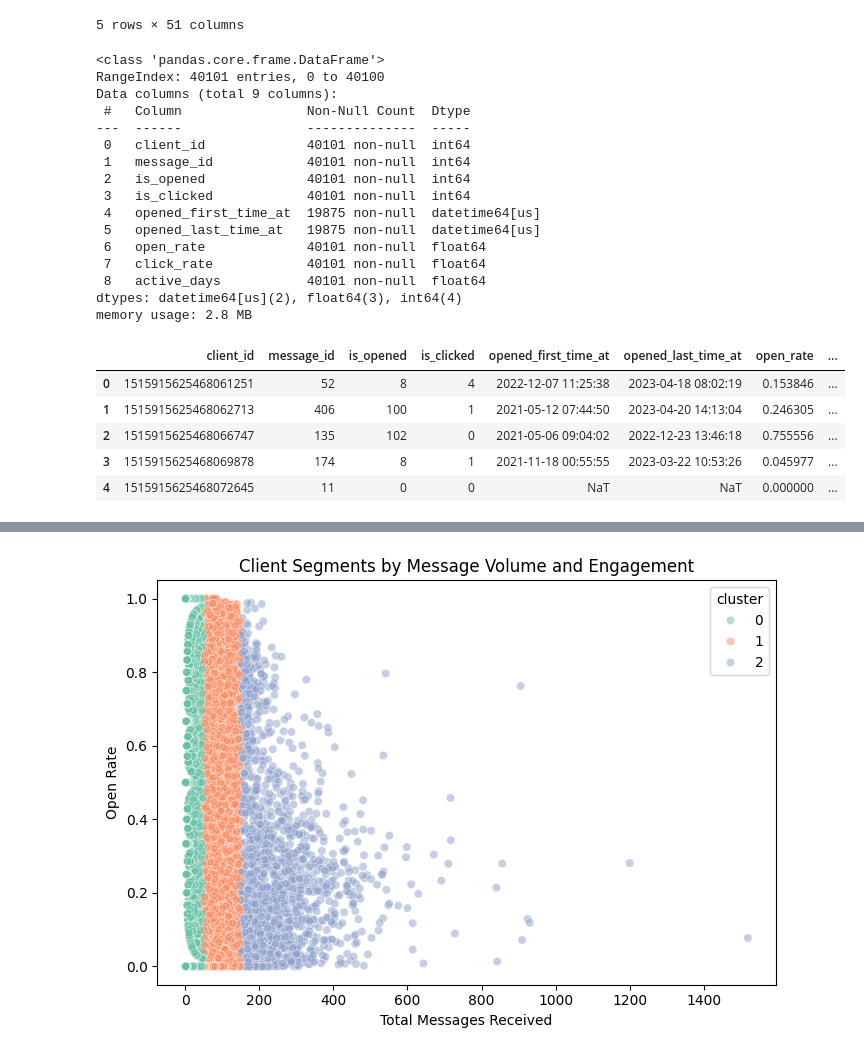
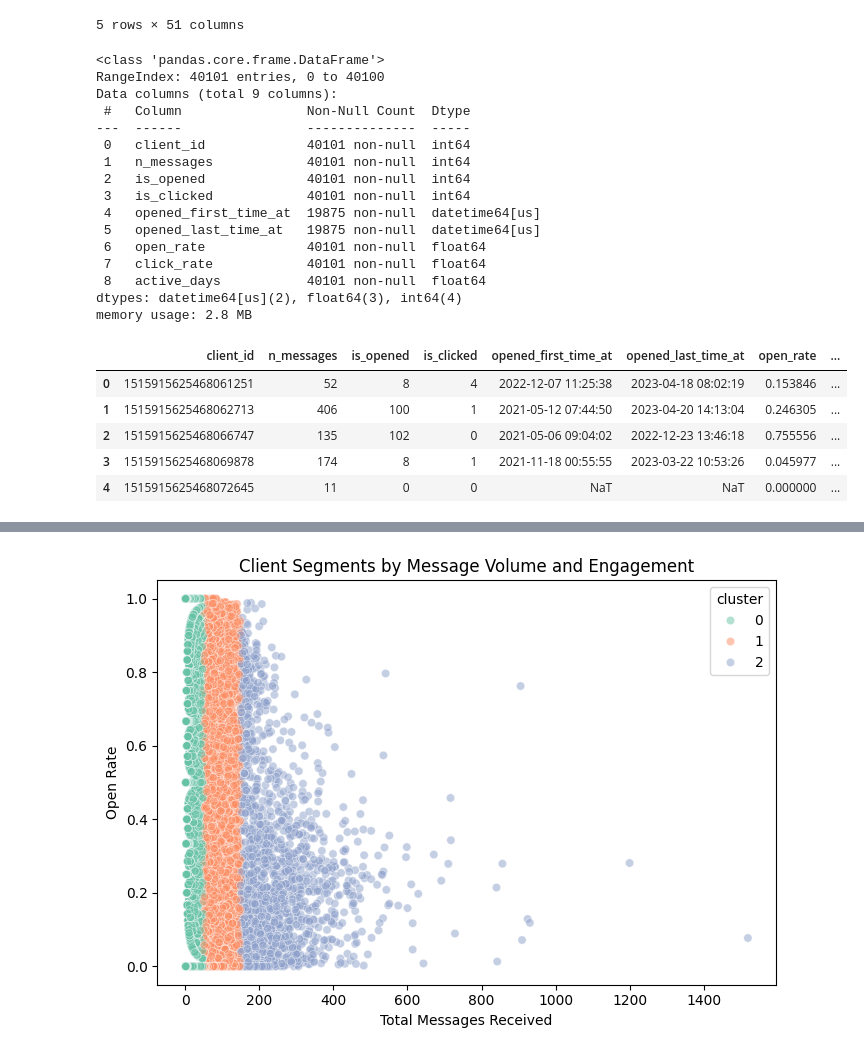
Before and after one commit to NikolozDarsalia/message-campaign-engagement-analysis, a Jupyter notebook: client_level_analysis.ipynb, the cells around one changed output, grey strips where cells are left out. Drawn from its saved outputs; the diff is of its cells as text; code cells hidden in the pictures.

```diff
--- a/client_level_analysis.ipynb
+++ b/client_level_analysis.ipynb
@@ -35,7 +36,7 @@ memory usage: 566.3+ MB
 | 4 | 689793902 | 1515915625489133634-11387-64244e6... | 11387 | bulk | 1515915625489133634 | mobile_push | None | None | ... |
 5 rows × 51 columns
 # %%
-import pandas as pd
+# Cool, now it's the time for "Data Cleaning and Preprocessing"
 
 # 1. Remove duplicate client–message pairs if they exist
 df = df.drop_duplicates(subset=['client_id', 'message_id']).copy()
@@ -58,39 +59,44 @@ client_df = df.groupby('client_id').agg({
 }).reset_index()
 
 # 5. Compute engagement metrics
+# here the message_id column represents the total number of messages sent to each client
+
 client_df['open_rate']  = client_df['is_opened']  / client_df['message_id'].replace({0: pd.NA})
 client_df['click_rate'] = client_df['is_clicked'] / client_df['message_id'].replace({0: pd.NA})
 client_df['open_rate']  = client_df['open_rate'].fillna(0).clip(0,1)
 client_df['click_rate'] = client_df['click_rate'].fillna(0).clip(0,1)
+
+# Rename message_id to n_messages for clarity
+client_df.rename(columns={'message_id': 'n_messages'}, inplace=True)
 
 # 6. Compute active period (days between first and last open)
 client_df['active_days'] = (
     pd.to_datetime(client_df['opened_last_time_at']) -
     pd.to_datetime(client_df['opened_first_time_at'])
 ).dt.days
 client_df['active_days'] = client_df['active_days'].fillna(0).clip(lower=0)
 
 # Quick check
 client_df.info()
 client_df.head()
 # %% [output]
 <class 'pandas.core.frame.DataFrame'>
 RangeIndex: 40101 entries, 0 to 40100
 Data columns (total 9 columns):
  #   Column                Non-Null Count  Dtype
 ---  ------                --------------  -----
  0   client_id             40101 non-null  int64
- 1   message_id            40101 non-null  int64
+ 1   n_messages            40101 non-null  int64
  2   is_opened             40101 non-null  int64
  3   is_clicked            40101 non-null  int64
  4   opened_first_time_at  19875 non-null  datetime64[us]
  5   opened_last_time_at   19875 non-null  datetime64[us]
  6   open_rate             40101 non-null  float64
  7   click_rate            40101 non-null  float64
  8   active_days           40101 non-null  float64
 dtypes: datetime64[us](2), float64(3), int64(4)
 memory usage: 2.8 MB
-|  | client_id | message_id | is_opened | is_clicked | opened_first_time_at | opened_last_time_at | open_rate | ... |
+|  | client_id | n_messages | is_opened | is_clicked | opened_first_time_at | opened_last_time_at | open_rate | ... |
 | 0 | 1515915625468061251 | 52 | 8 | 4 | 2022-12-07 11:25:38 | 2023-04-18 08:02:19 | 0.153846 | ... |
 | 1 | 1515915625468062713 | 406 | 100 | 1 | 2021-05-12 07:44:50 | 2023-04-20 14:13:04 | 0.246305 | ... |
 | 2 | 1515915625468066747 | 135 | 102 | 0 | 2021-05-06 09:04:02 | 2022-12-23 13:46:18 | 0.755556 | ... |
```
Also changed, not shown: parts of 16 cells of this notebook.
